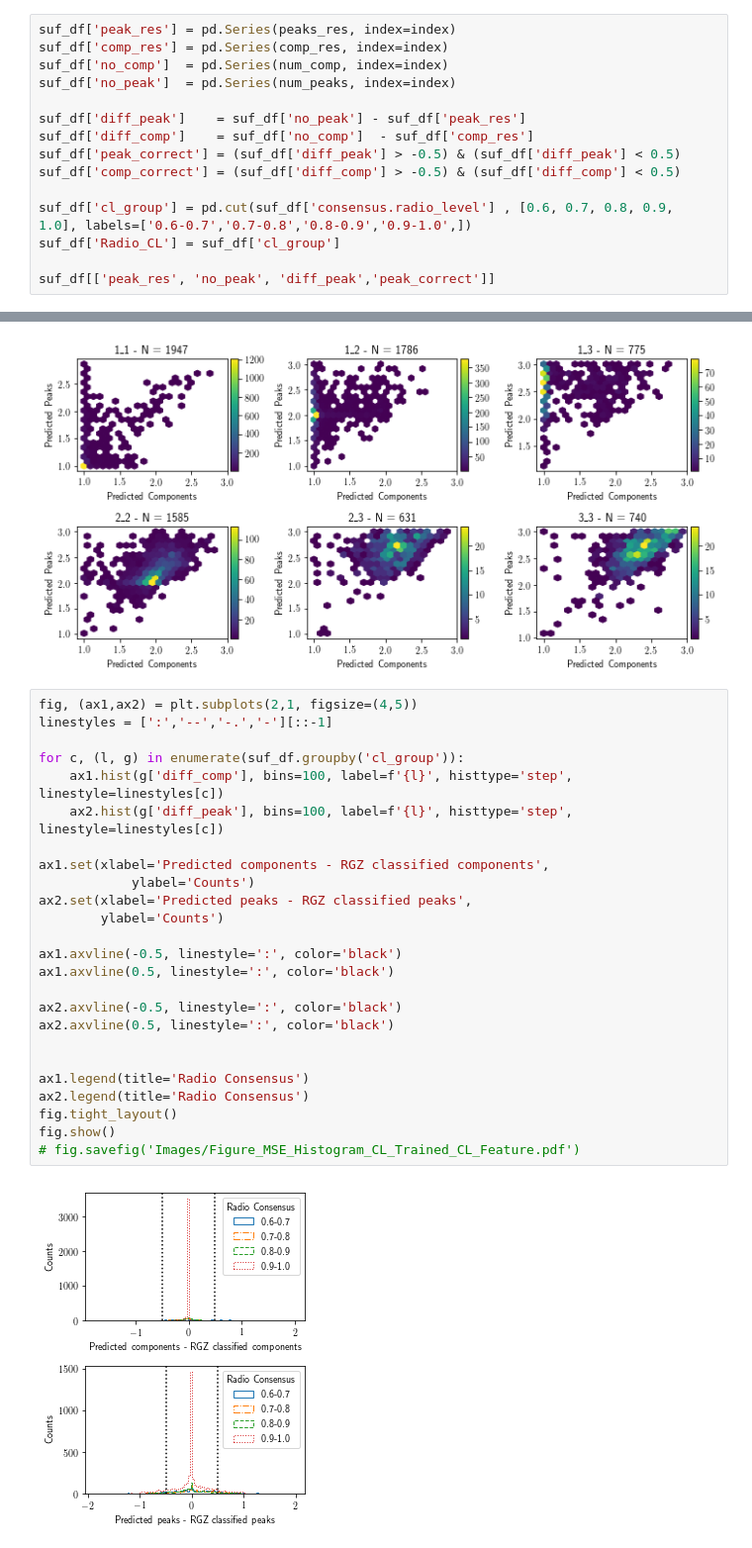
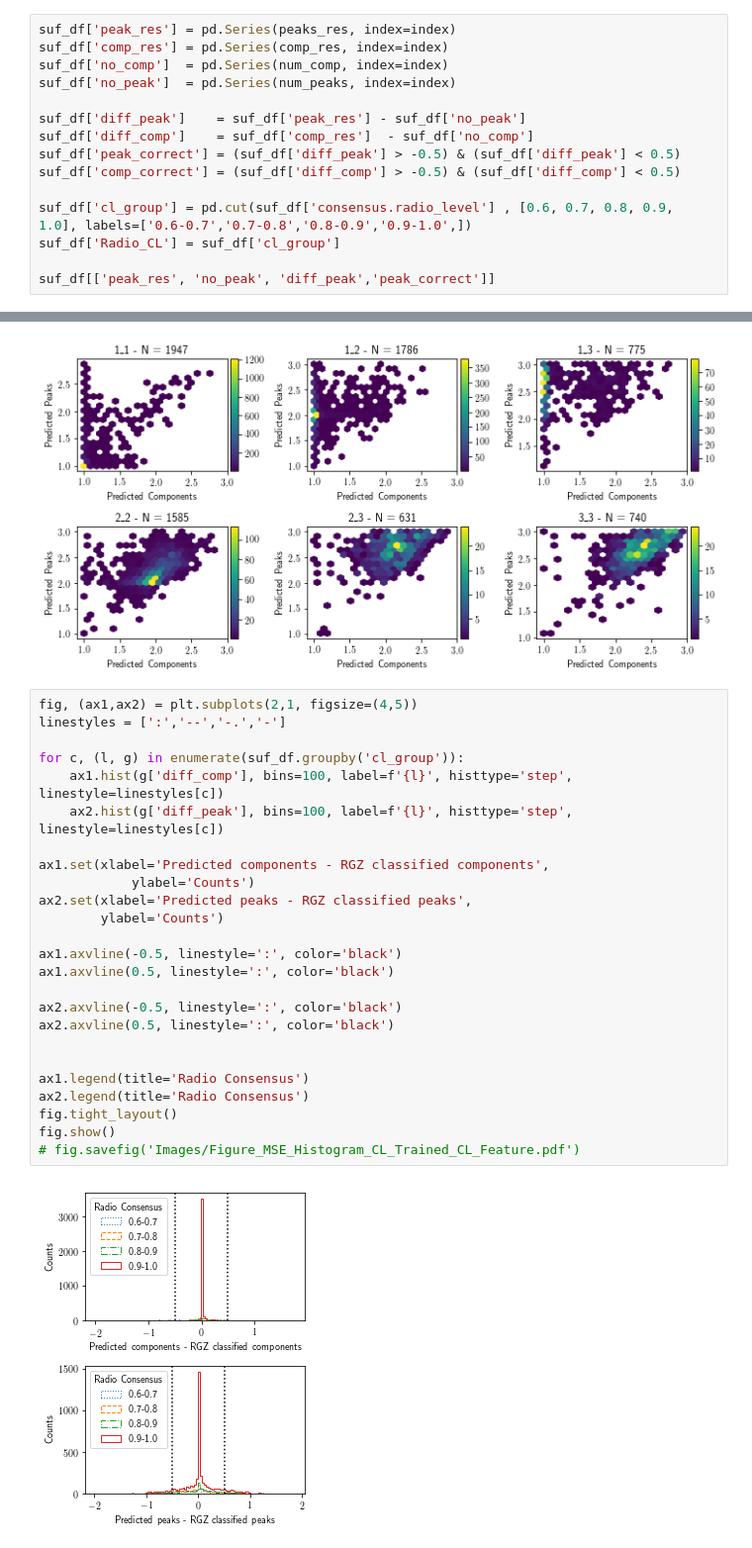
Before and after one commit to tjgalvin/Pink_Experiments, a Jupyter notebook: Notebook/Random_Forrest_ED_With_CL.ipynb, the cells around one changed output, grey strips where cells are left out. Shown at 99% size. Saved outputs shown, nothing was run; the diff lists cells and outputs as text.

```diff
--- a/Notebook/Random_Forrest_ED_With_CL.ipynb
+++ b/Notebook/Random_Forrest_ED_With_CL.ipynb
@@ -127,8 +127,8 @@ suf_df['comp_res'] = pd.Series(comp_res, index=index)
 suf_df['no_comp']  = pd.Series(num_comp, index=index)
 suf_df['no_peak']  = pd.Series(num_peaks, index=index)
 
-suf_df['diff_peak']    = suf_df['no_peak'] - suf_df['peak_res']
-suf_df['diff_comp']    = suf_df['no_comp']  - suf_df['comp_res']
+suf_df['diff_peak']    = suf_df['peak_res'] - suf_df['no_peak']
+suf_df['diff_comp']    = suf_df['comp_res']  - suf_df['no_comp']
 suf_df['peak_correct'] = (suf_df['diff_peak'] > -0.5) & (suf_df['diff_peak'] < 0.5)
 suf_df['comp_correct'] = (suf_df['diff_comp'] > -0.5) & (suf_df['diff_comp'] < 0.5)
 
@@ -286,31 +286,31 @@ fig.show()
 [figure]
 # %%
 fig, (ax1,ax2) = plt.subplots(2,1, figsize=(4,5))
-linestyles = [':','--','-.','-'][::-1]
+linestyles = [':','--','-.','-']
 
 for c, (l, g) in enumerate(suf_df.groupby('cl_group')):
     ax1.hist(g['diff_comp'], bins=100, label=f'{l}', histtype='step', linestyle=linestyles[c])
     ax2.hist(g['diff_peak'], bins=100, label=f'{l}', histtype='step', linestyle=linestyles[c])
 
 ax1.set(xlabel='Predicted components - RGZ classified components',
             ylabel='Counts')
 ax2.set(xlabel='Predicted peaks - RGZ classified peaks',
         ylabel='Counts')
 
 ax1.axvline(-0.5, linestyle=':', color='black')
 ax1.axvline(0.5, linestyle=':', color='black')
 
 ax2.axvline(-0.5, linestyle=':', color='black')
 ax2.axvline(0.5, linestyle=':', color='black')
 
 
 ax1.legend(title='Radio Consensus')
 ax2.legend(title='Radio Consensus')
 fig.tight_layout()
 fig.show()
 # fig.savefig('Images/Figure_MSE_Histogram_CL_Trained_CL_Feature.pdf')
 # %% [output]
-[figure, old version]
+[figure, new version]
 # %%
 bin_df = pd.cut(suf_df['consensus.radio_level'] , [0.6, 0.7, 0.8, 0.9, 1.0], labels=['0.6-0.7','0.7-0.8','0.8-0.9','0.9-1.0',])
 
```
Also changed, not shown: parts of 5 cells of this notebook, 2 other files.
